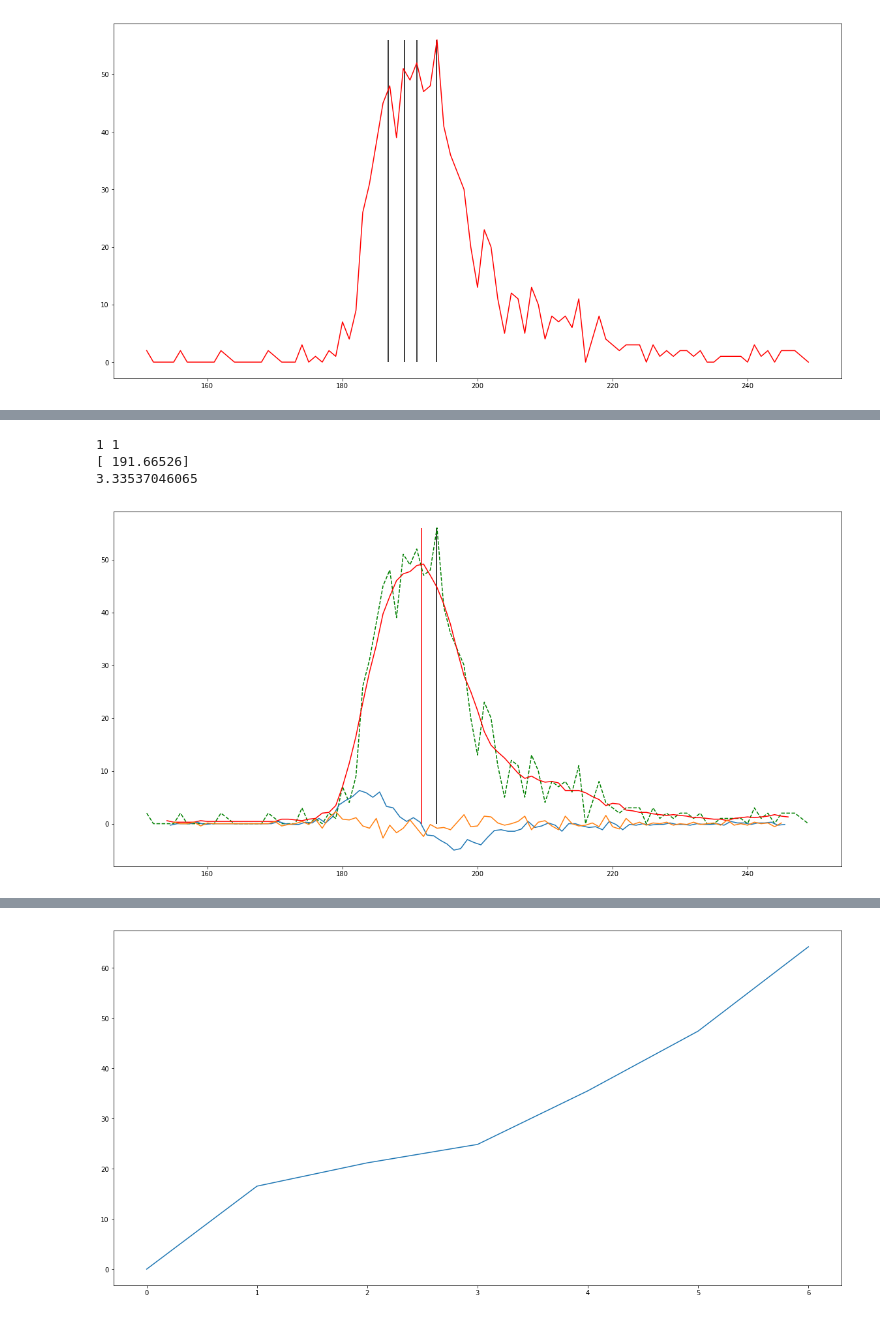
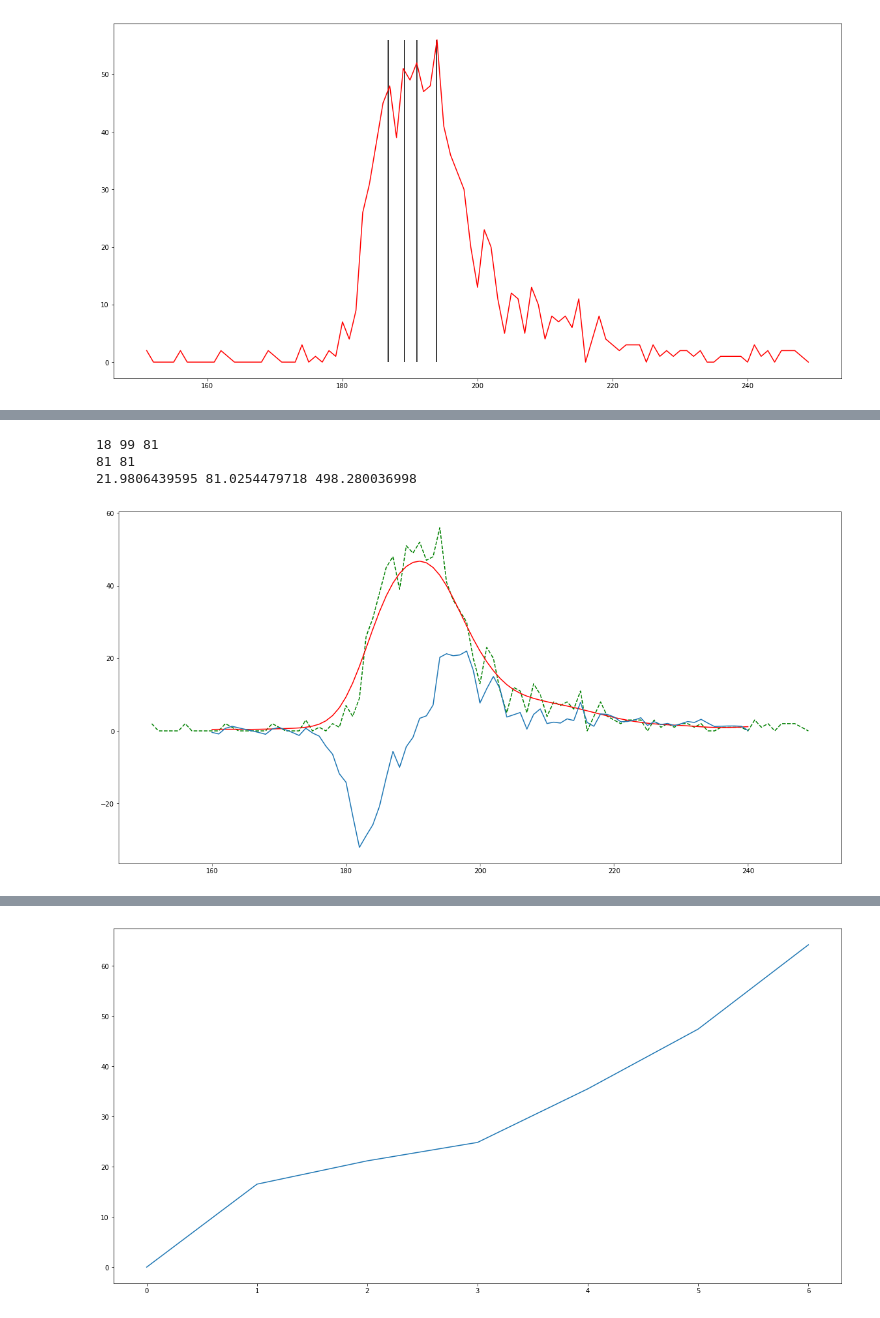
Before and after one commit to J-RParker/PHY341, a Jupyter notebook: Testing.ipynb, the cells around one changed output, grey strips where cells are left out. Cells and saved outputs as stored; diff of their text form; code cells hidden in the pictures.

```diff
--- a/Testing.ipynb
+++ b/Testing.ipynb
@@ -106,0 +124,10 @@ plt.show()
+# %%
+fig,ax=plt.subplots()
+w=5
+s=1.5
+c=3
+x=(np.linspace(-w,w,100))
+y=norm.pdf(x)
+ax.plot(x,y)
+ax.vlines(np.linspace(-c*s,c*s,2*c+1),0,y.max())
+plt.show()
@@ -106,0 +136,9 @@ plt.show()
+# %%
+x=np.linspace(0,20,20)
+y=3*x**2
+print(norm.pdf(0))
+x2,y2=gbox(x,y,1)
+fig,ax=plt.subplots(figsize=(20,10))
+ax.plot(x,y,'ro')
+ax.plot(x2,y2,'g--')
+plt.show()
@@ -142,29 +247,25 @@ def gbox(x,y)
 # %%
 fig,ax=plt.subplots(figsize=(20,10))
 x,y=np.loadtxt("C14_1_10Dil_ex1.csv",delimiter=",",unpack=1)
 x,y=sub(x,y,150,250)
-x2,y2=box(x,y,3)
+x2,y2=gbox(x,y,3)
 
-peaks=find(x,y,filt=1)
-p2=find(x2,y2,filt=1)
-ax.vlines(peaks,y.min(),y.max())
-ax.vlines(p2,y.min(),y.max(),colors='r')
-print(len(peaks),len(p2))
-print(p2)
-ax.plot(x,y,'g--')
-ax.plot(x2,y2,'r-')
-dx,dy=grad(x2,y2)
-d2x,d2y=grad(dx,dy)
-ax.plot(dx,dy)
-ax.plot(d2x,d2y)
+#peaks=find(x,y,filt=1)
+#p2=find(x2,y2,filt=1)
+#ax.vlines(peaks,y.min(),y.max())
+#ax.vlines(p2,y.min(),y.max(),colors='r')
+ax.plot(x,(y),'g--')
+ax.plot(x2,(y2),'r-')
 
-print(chi(y,y2))
+k=ks(y,y2)
+print(k.max(),sum(k),sum(abs(k)))
+ax.plot(x2,k)
 plt.show()
 # %% [output]
-1 1
-[ 191.66526]
-3.33537046065
+18 99 81
+81 81
+21.9806439595 81.0254479718 498.280036998
-[figure, old version]
+[figure, new version]
 # %%
 x,y=np.loadtxt("C14_1_10Dil_ex1.csv",delimiter=",",unpack=1)
 fig,ax=plt.subplots(figsize=(20,10))
```
Also changed, not shown: parts of 14 cells of this notebook.
